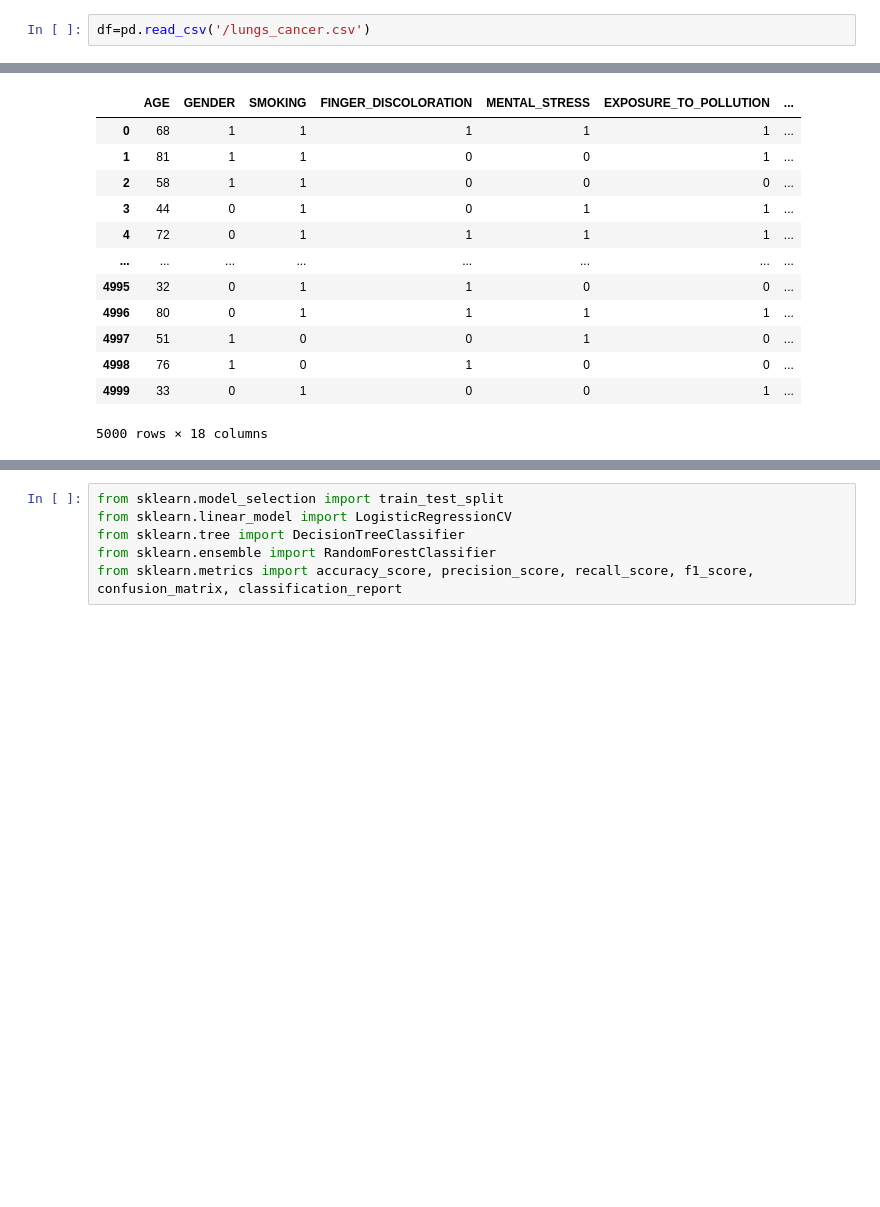
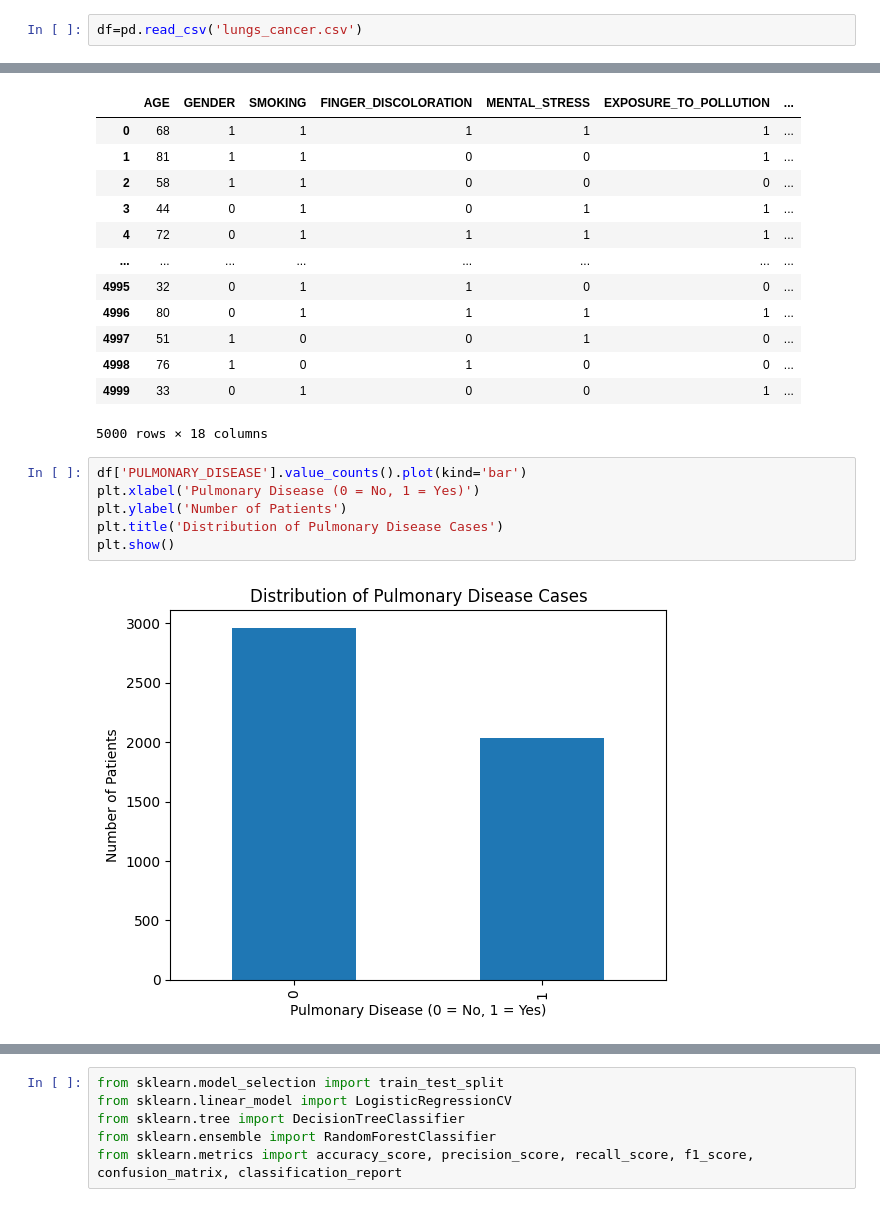
Before and after one commit to Sujil2572/Python, a Jupyter notebook: Lungs_cancer_ML.ipynb, the cells around one changed output, grey strips where cells are left out. Cells and saved outputs as stored; diff of their text form; blank space fills up the shorter version.

```diff
--- a/Lungs_cancer_ML.ipynb
+++ b/Lungs_cancer_ML.ipynb
@@ -6,7 +6,7 @@ import numpy as np
 import matplotlib.pyplot as plt
 import seaborn as sns
 # %%
-df=pd.read_csv('/lungs_cancer.csv')
+df=pd.read_csv('lungs_cancer.csv')
 # %%
 df.head()
 # %% [output]
@@ -75,3 +75,11 @@ df
 | 4998 | 76 | 1 | 0 | 1 | 0 | 0 | ... |
 | 4999 | 33 | 0 | 1 | 0 | 0 | 1 | ... |
 5000 rows × 18 columns
+# %%
+df['PULMONARY_DISEASE'].value_counts().plot(kind='bar')
+plt.xlabel('Pulmonary Disease (0 = No, 1 = Yes)')
+plt.ylabel('Number of Patients')
+plt.title('Distribution of Pulmonary Disease Cases')
+plt.show()
+# %% [output]
+[figure, added]
```
Also changed, not shown: parts of 14 cells of this notebook.
